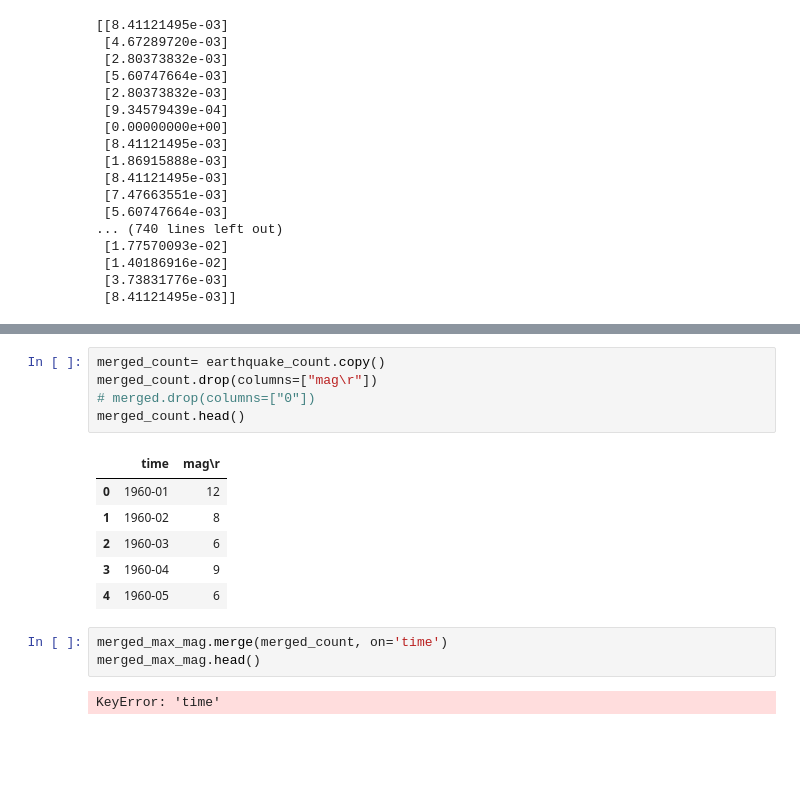
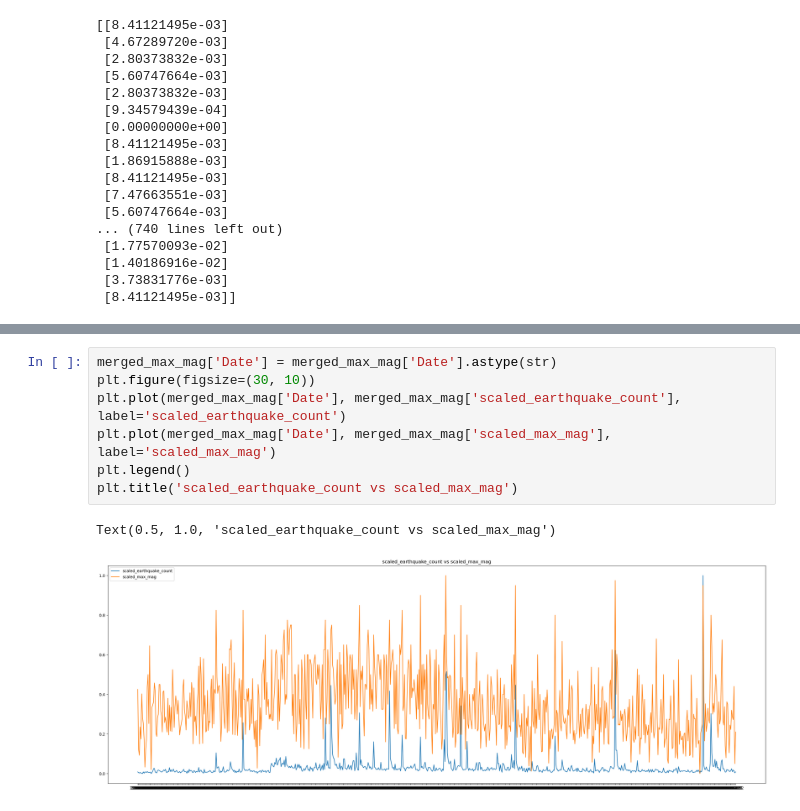
Before and after one commit to TheV123/EarthquakeHistoricalDataAnalysis, a Jupyter notebook: hypothesis_testing.ipynb, the cells around one changed output, grey strips where cells are left out. Cells and saved outputs as stored; diff of their text form; blank space fills up the shorter version.

Commit message:
finished plotting

```diff
--- a/hypothesis_testing.ipynb
+++ b/hypothesis_testing.ipynb
@@ -80,17 +80,10 @@ merged_max_mag.head()
-# %%
-merged_count= earthquake_count.copy()
-merged_count.drop(columns=["mag\r"])
-# merged.drop(columns=["0"])
-merged_count.head()
-# %% [output]
-|  | time | mag\r |
-| 0 | 1960-01 | 12 |
-| 1 | 1960-02 | 8 |
-| 2 | 1960-03 | 6 |
-| 3 | 1960-04 | 9 |
-| 4 | 1960-05 | 6 |
-# %%
-merged_max_mag.merge(merged_count, on='time')
-merged_max_mag.head()
-# %% [output]
-KeyError: 'time'
+# %%
+merged_max_mag['Date'] = merged_max_mag['Date'].astype(str)
+plt.figure(figsize=(30, 10))
+plt.plot(merged_max_mag['Date'], merged_max_mag['scaled_earthquake_count'], label='scaled_earthquake_count')
+plt.plot(merged_max_mag['Date'], merged_max_mag['scaled_max_mag'], label='scaled_max_mag')
+plt.legend()
+plt.title('scaled_earthquake_count vs scaled_max_mag')
+# %% [output]
+Text(0.5, 1.0, 'scaled_earthquake_count vs scaled_max_mag')
+[figure, added]
```
Also changed, not shown: parts of 1 cell of this notebook.
